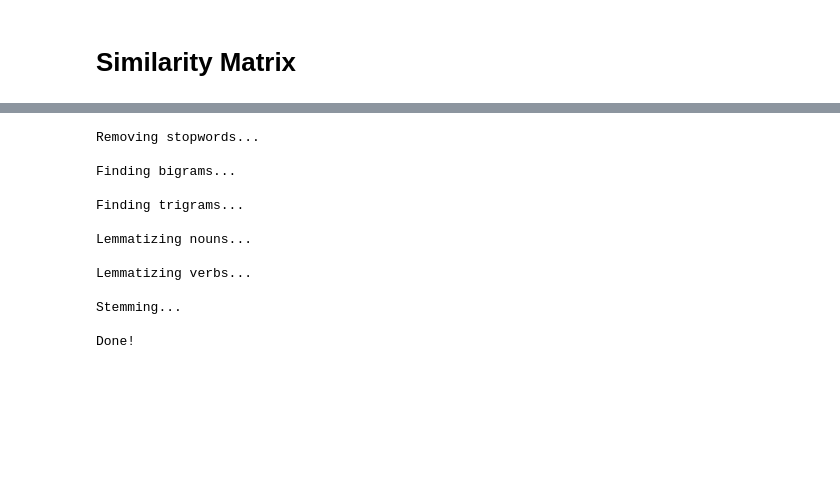
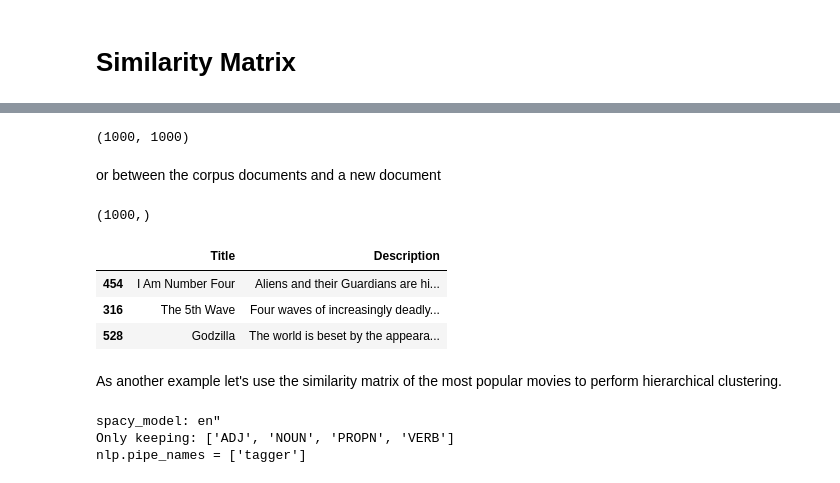
Before and after one commit to LBJ-Wade/NLOOP, a Jupyter notebook: demo.ipynb, the cells around one changed output, grey strips where cells are left out. Saved outputs shown, nothing was run; the diff lists cells and outputs as text; code cells hidden in the pictures; blank space fills up the shorter version.

Commit message:
Update Examples

```diff
--- a/demo.ipynb
+++ b/demo.ipynb
@@ -148,21 +185,41 @@ array([[0.99999994, 0.        , 0.        , ..., 0.        , 0.        ,
         1.        ]], dtype=float32)
+# %%
+text.similarity.matrix.shape
+# %% [output]
+(1000, 1000)
+# %% [markdown]
+or between the corpus documents and a new document
+# %%
+new_doc = "An intergalactic alien tried to save the world with her friends."
+new_doc_bow = text.bow_transformer(new_doc)
+
+# find the cosine similarity with other documents
+cos_sim = text.similarity.index(new_doc_bow)
+# %%
+cos_sim.shape
+# %% [output]
+(1000,)
+# %%
+# find the index of the 3 most similar documents
+sorted_indx = np.argsort(cos_sim)[::-1][:3]
+# %%
+#show the title and description of the matches from the original dataframe
+pd.set_option("display.max_colwidth", -1)
+data.loc[sorted_indx][["Title", "Description"]]
+# %% [output]
+|  | Title | Description |
+| 454 | I Am Number Four | Aliens and their Guardians are hi... |
+| 316 | The 5th Wave | Four waves of increasingly deadly... |
+| 528 | Godzilla | The world is beset by the appeara... |
+# %% [markdown]
+As another example let's use the similarity matrix of the most popular movies to perform hierarchical clustering.
 # %%
 data_subset = data[(data.Rating>8) & (data.Votes>500000)]
-text_subset = Text(data_subset, column="Description")
+text_subset = Text(data_subset["Description"])
 # %% [output]
-Removing stopwords...
-
-Finding bigrams...
-
-Finding trigrams...
-
-Lemmatizing nouns...
-
-Lemmatizing verbs...
-
-Stemming...
-
-Done!
+spacy_model: en"
+Only keeping: ['ADJ', 'NOUN', 'PROPN', 'VERB']
+nlp.pipe_names = ['tagger']
 # %%
 text.similarity.index(text_subset.corpus_tfidf)
 # %% [output]
```
Also changed, not shown: parts of 45 cells of this notebook.
